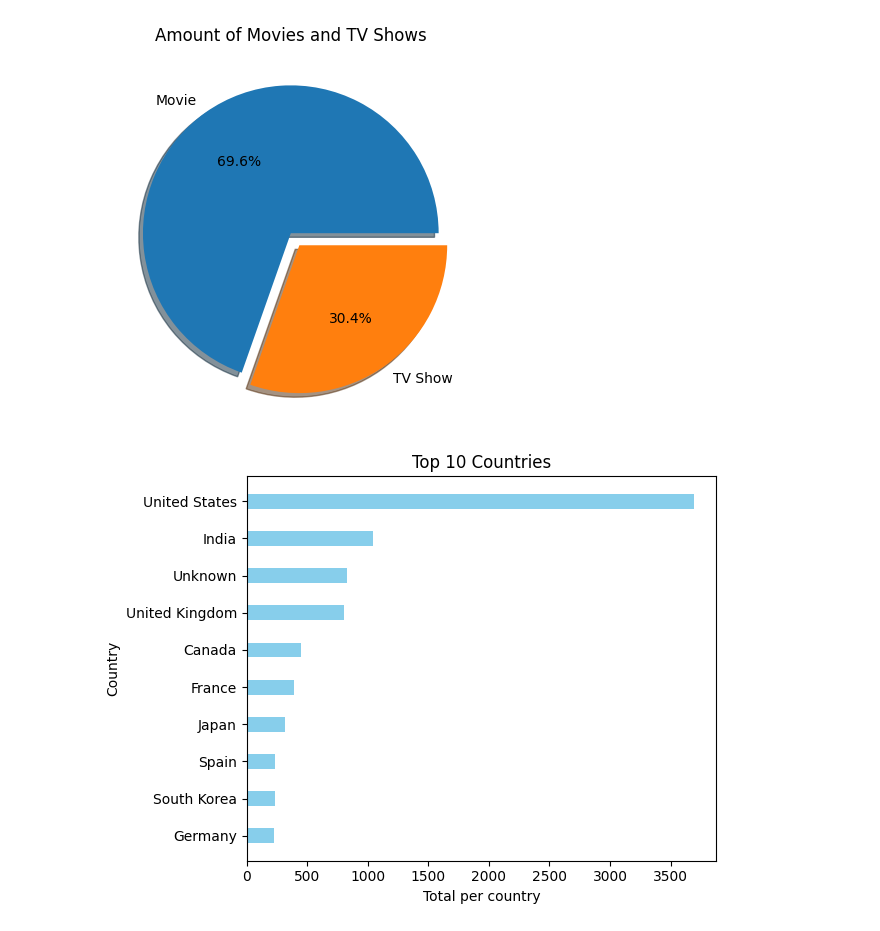
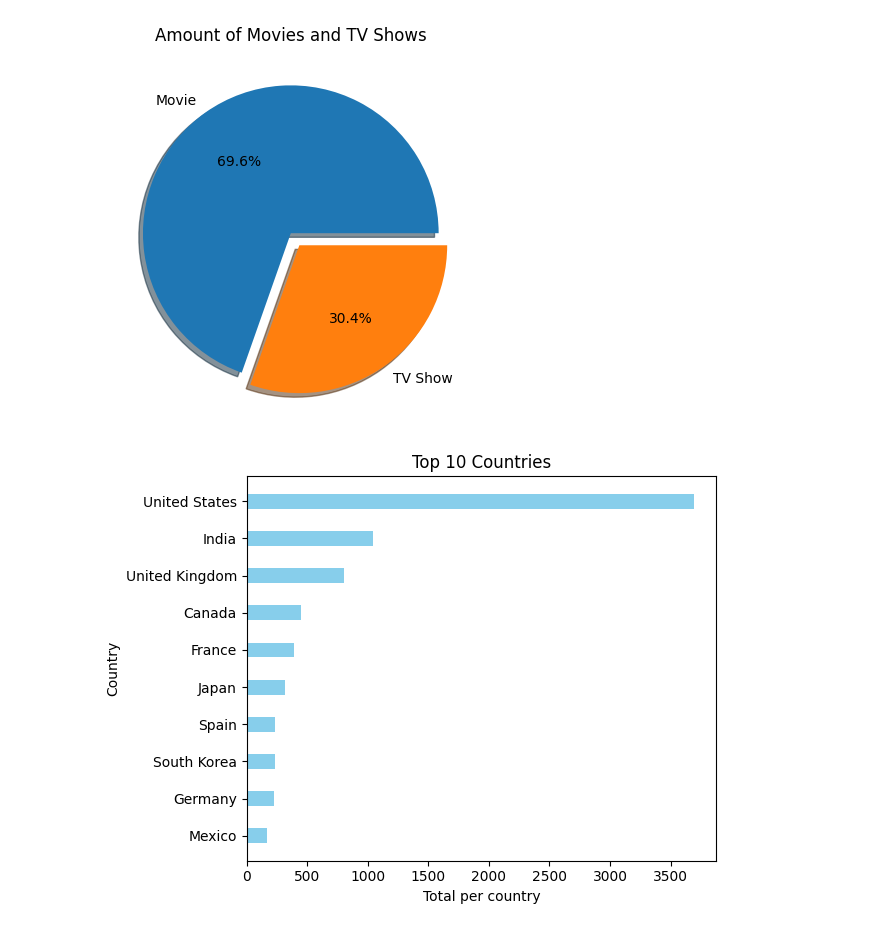
Before and after one commit to Panta003/netflix-data-analysis, a Jupyter notebook: scripts/analysis.ipynb, the cells around one changed output. Cells and saved outputs as stored; diff of their text form; code cells hidden in the pictures.

```diff
--- a/scripts/analysis.ipynb
+++ b/scripts/analysis.ipynb
@@ -118,23 +118,23 @@ plt.show()
 # %%
 merge_df = pd.merge(netflix_df, country_df, on="show_id", how="inner")
 country_analysis = (
-    merge_df[merge_df["country"] != "Umknown"]
+    merge_df[merge_df["country"] != "Unknown"]
     .groupby('country')
     .size()
     .sort_values(ascending=False)
     .head(10)
     .sort_values(ascending=True)
 )
 
 plt.barh(country_analysis.index, country_analysis.values,
                                  height=0.4,
                                  color="skyblue")
 
 plt.title("Top 10 Countries")
 plt.ylabel("Country")
 plt.xlabel("Total per country")
 plt.tight_layout()
 
 plt.show()
 # %% [output]
-[figure, old version]
+[figure, new version]
```
Also changed, not shown: parts of 1 cell of this notebook.
